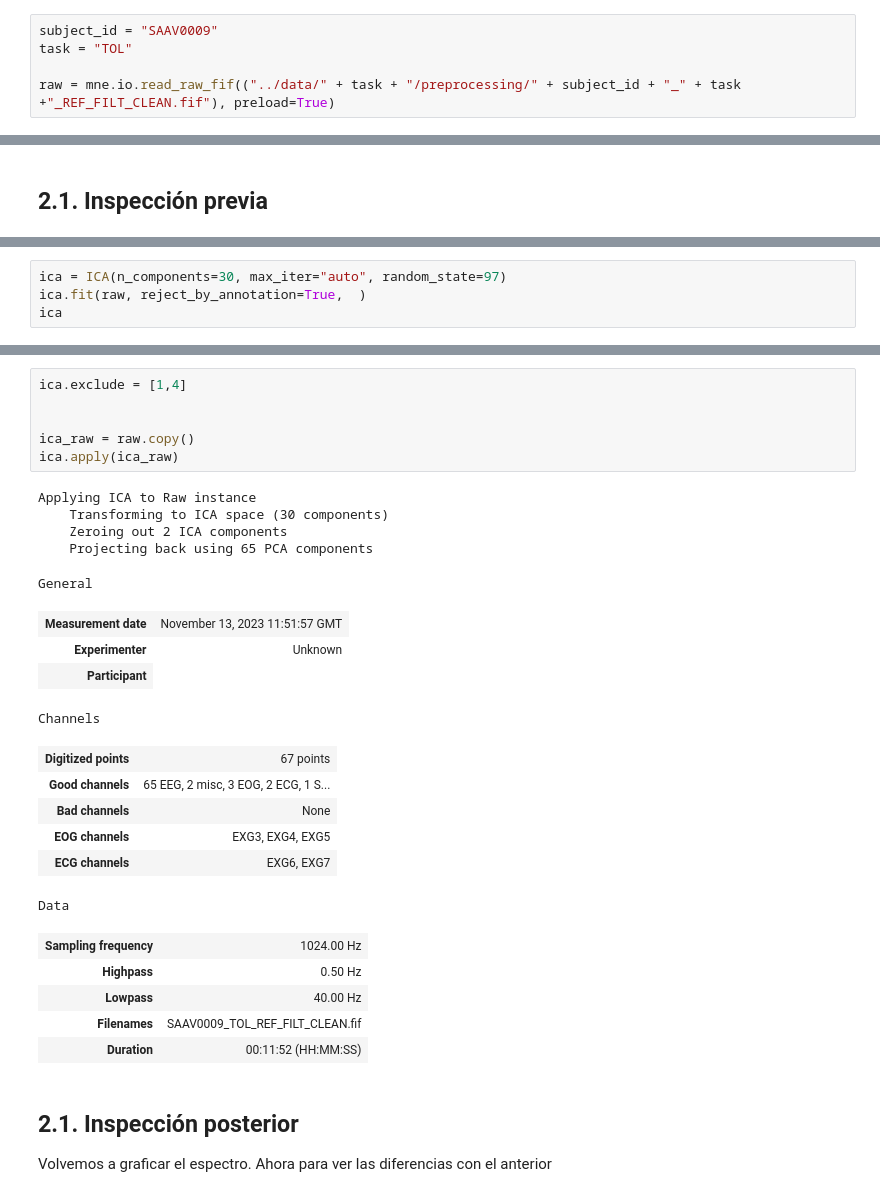
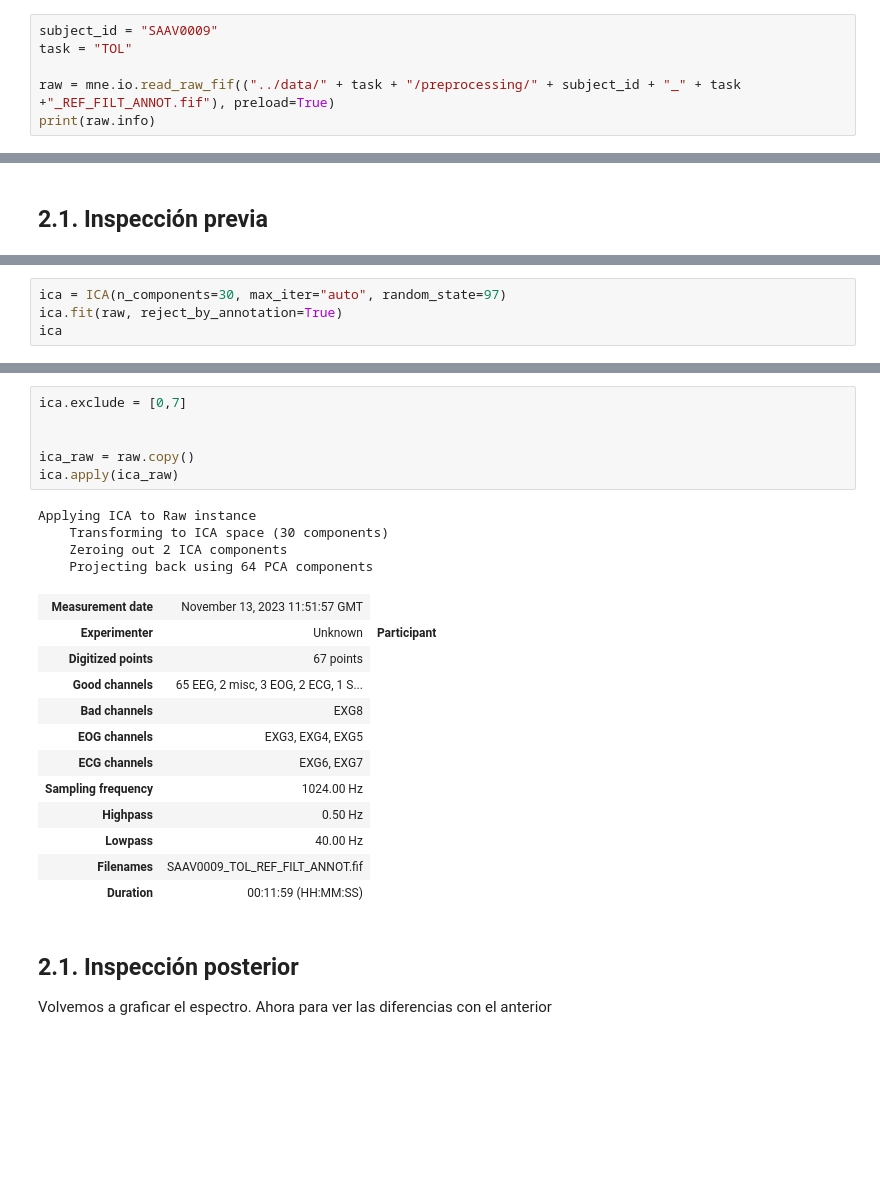
Before and after one commit to FedeGiovannetti/Procesamiento_EEG, a Jupyter notebook: scripts/preprocesamiento_ICA.ipynb, the cells around one changed output, grey strips where cells are left out. Saved outputs shown, nothing was run; the diff lists cells and outputs as text; blank space fills up the shorter version.

```diff
--- a/scripts/preprocesamiento_ICA.ipynb
+++ b/scripts/preprocesamiento_ICA.ipynb
@@ -18,5 +18,6 @@ Posteriormente, cargamos los datos en formato .fif que ya se encuentran **refere
 subject_id = "SAAV0009"
 task = "TOL"
 
-raw = mne.io.read_raw_fif(("../data/" + task + "/preprocessing/" + subject_id + "_" + task +"_REF_FILT_CLEAN.fif"), preload=True)
+raw = mne.io.read_raw_fif(("../data/" + task + "/preprocessing/" + subject_id + "_" + task +"_REF_FILT_ANNOT.fif"), preload=True)
+print(raw.info)
 # %% [output]
@@ -68,6 +59,6 @@ No projector specified for this dataset. Please consider the method self.add_pro
 Ahora implementaremos un modelo estadístico para identificar estadísticamente a los movimientos oculares.
 # %%
 ica = ICA(n_components=30, max_iter="auto", random_state=97)
-ica.fit(raw, reject_by_annotation=True,  )
+ica.fit(raw, reject_by_annotation=True)
 ica
 # %% [output]
@@ -134,31 +126,27 @@ No baseline correction applied
 [<Figure size 700x600 with 6 Axes>, <Figure size 700x600 with 6 Axes>]
 # %%
-ica.exclude = [1,4]
+ica.exclude = [0,7]
 
 
 ica_raw = raw.copy()
 ica.apply(ica_raw)
 # %% [output]
 Applying ICA to Raw instance
     Transforming to ICA space (30 components)
     Zeroing out 2 ICA components
-    Projecting back using 65 PCA components
+    Projecting back using 64 PCA components
-General
 | Measurement date | November 13, 2023 11:51:57 GMT |
-| Experimenter | Unknown |
-| Participant |
+| Experimenter | Unknown | Participant |
+| Digitized points | 67 points |
+| Good channels | 65 EEG, 2 misc, 3 EOG, 2 ECG, 1 S... |
+| Bad channels | EXG8 |
+| EOG channels | EXG3, EXG4, EXG5 |
+| ECG channels | EXG6, EXG7 |
+| Sampling frequency | 1024.00 Hz |
+| Highpass | 0.50 Hz |
+| Lowpass | 40.00 Hz |
+| Filenames | SAAV0009_TOL_REF_FILT_ANNOT.fif |
+| Duration | 00:11:59 (HH:MM:SS) |
-Channels
-| Digitized points | 67 points |
-| Good channels | 65 EEG, 2 misc, 3 EOG, 2 ECG, 1 S... |
-| Bad channels | None |
-| EOG channels | EXG3, EXG4, EXG5 |
-| ECG channels | EXG6, EXG7 |
-Data
-| Sampling frequency | 1024.00 Hz |
-| Highpass | 0.50 Hz |
-| Lowpass | 40.00 Hz |
-| Filenames | SAAV0009_TOL_REF_FILT_CLEAN.fif |
-| Duration | 00:11:52 (HH:MM:SS) |
 # %% [markdown]
 ## 2.1. Inspección posterior
 
```
Also changed, not shown: parts of 12 cells of this notebook, 6 other files.
